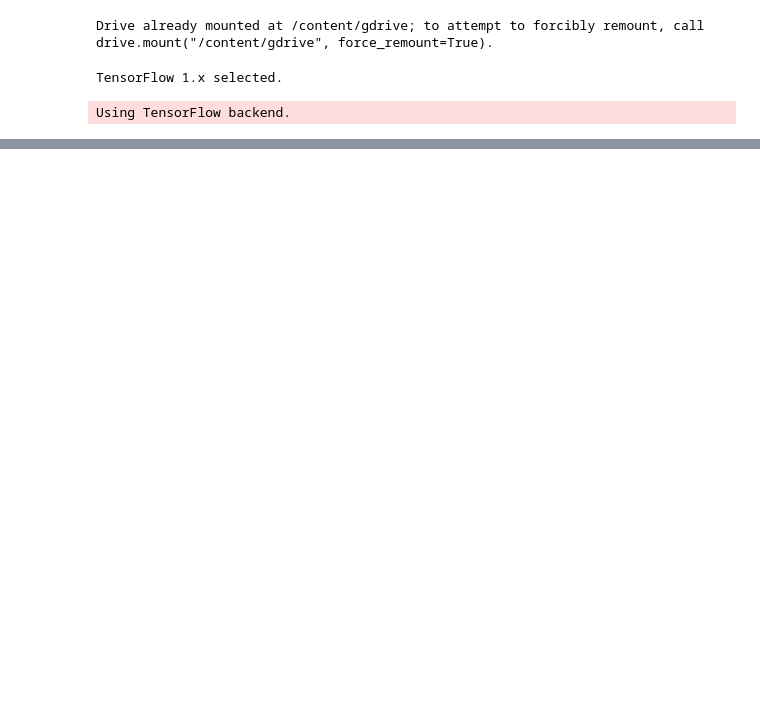
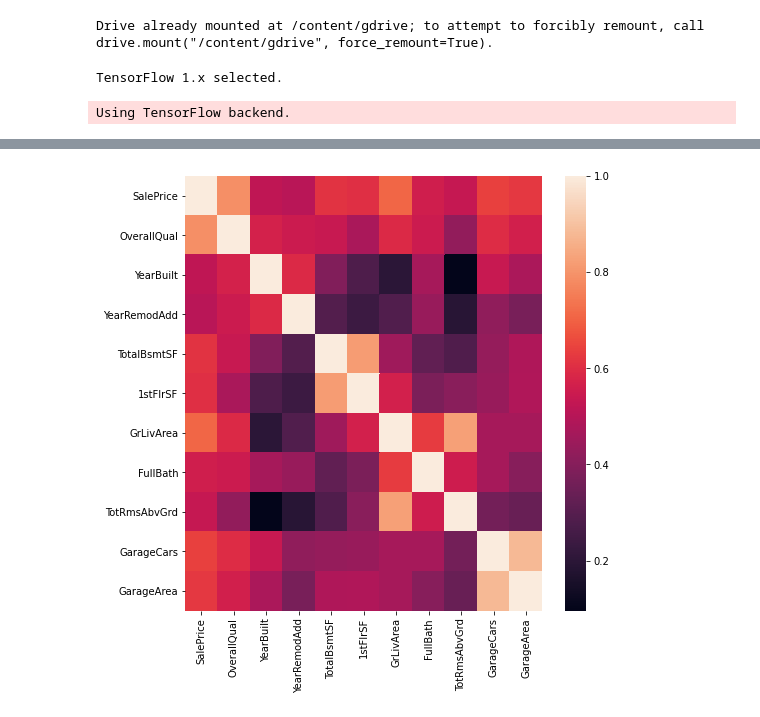
Before and after one commit to Yannik-H/House_Prices_Prediction, a Jupyter notebook: House_Prices.ipynb, the cells around one changed output, grey strips where cells are left out. Saved outputs shown, nothing was run; the diff lists cells and outputs as text; code cells hidden in the pictures; blank space fills up the shorter version.

```diff
--- a/House_Prices.ipynb
+++ b/House_Prices.ipynb
@@ -33,0 +44,11 @@ sns.barplot(x = train_data.MSSubClass.value_counts().index, y = train_data.MSSub
+# %%
+Prices_related_n_features = [col for col in n_corr.columns if n_corr.loc['SalePrice'][col] >= 0.5]
+Prices_unrelated_n_features = FE_n_data.columns.drop(Prices_related_n_features).values
+# %%
+plt.figure(figsize=(8,8))
+sns.heatmap(n_corr[Prices_related_n_features].loc[Prices_related_n_features],
+            xticklabels=n_corr[Prices_related_n_features].columns.values,
+            yticklabels=n_corr[Prices_related_n_features].columns.values)
+Prices_related_n_features = Prices_related_n_features[1:]
+# %% [output]
+[figure, added]
```
Also changed, not shown: parts of 172 cells of this notebook.
